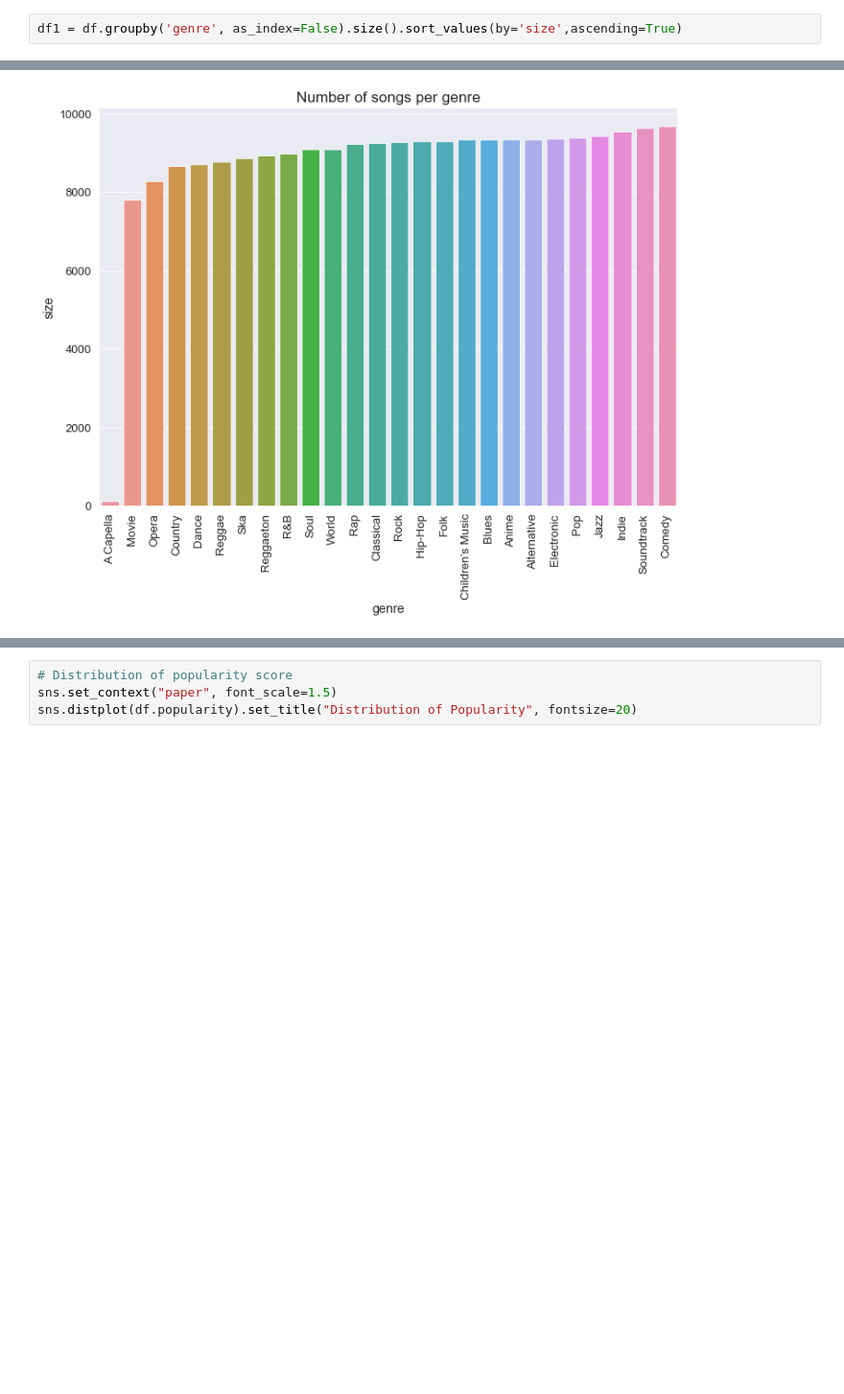
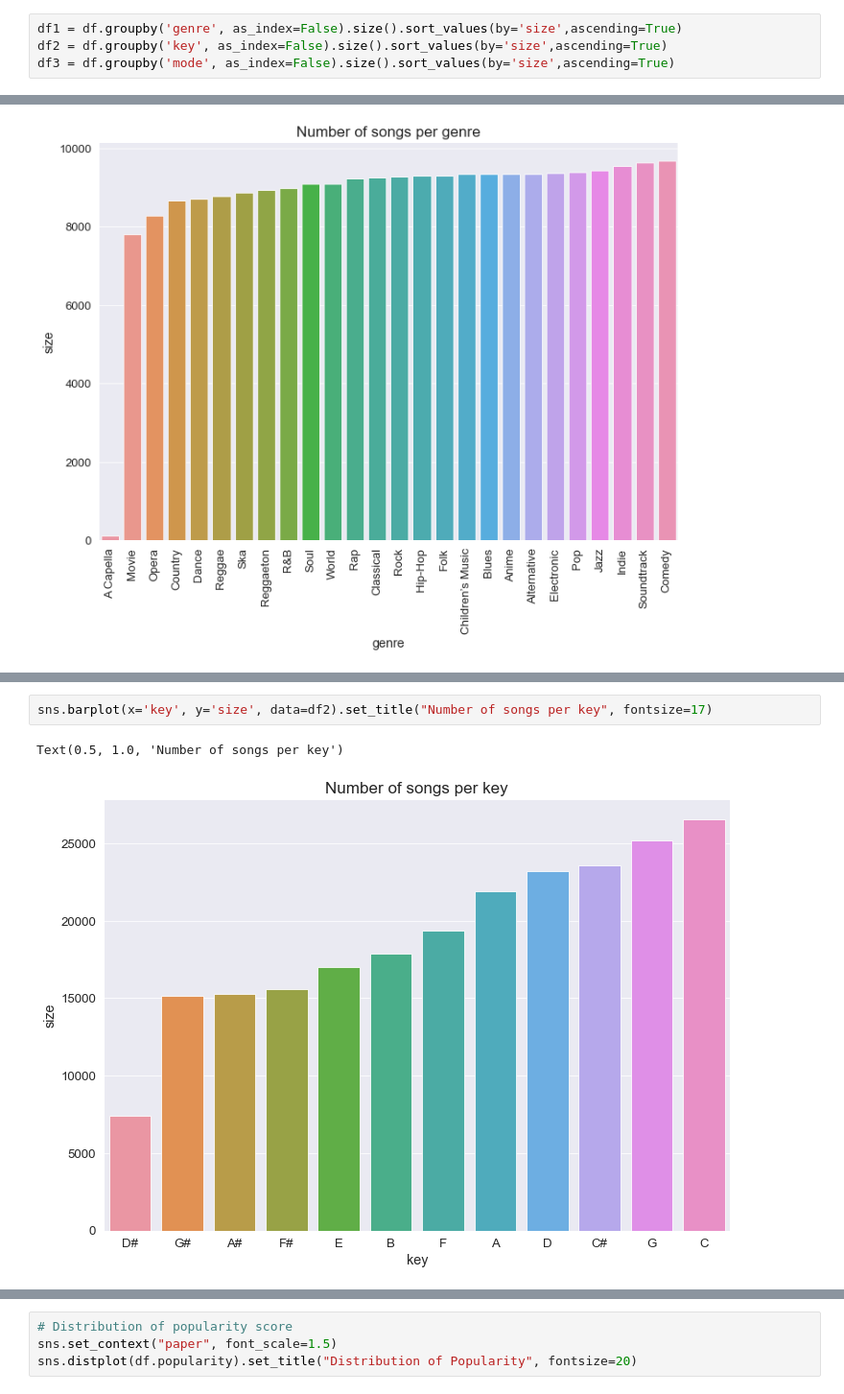
Before and after one commit to Mohammad-sakir/PDS_PROJ, a Jupyter notebook: analysis_spotify.ipynb, the cells around one changed output, grey strips where cells are left out. Shown: that part at 96% size. Saved outputs shown, nothing was run; the diff lists cells and outputs as text; blank space fills up the shorter version.

```diff
--- a/analysis_spotify.ipynb
+++ b/analysis_spotify.ipynb
@@ -121,6 +121,8 @@ len(df.artist_name.unique())
 ### Checking data balance
 # %%
 df1 = df.groupby('genre', as_index=False).size().sort_values(by='size',ascending=True)
+df2 = df.groupby('key', as_index=False).size().sort_values(by='size',ascending=True)
+df3 = df.groupby('mode', as_index=False).size().sort_values(by='size',ascending=True)
 # %%
 plt.xticks(rotation=90)
 sns.barplot(x='genre', y='size', data=df1).set_title("Number of songs per genre", fontsize=17)
@@ -129,0 +139,5 @@ Text(0.5, 1.0, 'Number of songs per genre')
+# %%
+sns.barplot(x='key', y='size', data=df2).set_title("Number of songs per key", fontsize=17)
+# %% [output]
+Text(0.5, 1.0, 'Number of songs per key')
+[figure, added]
```
Also changed, not shown: parts of 3 cells of this notebook.
